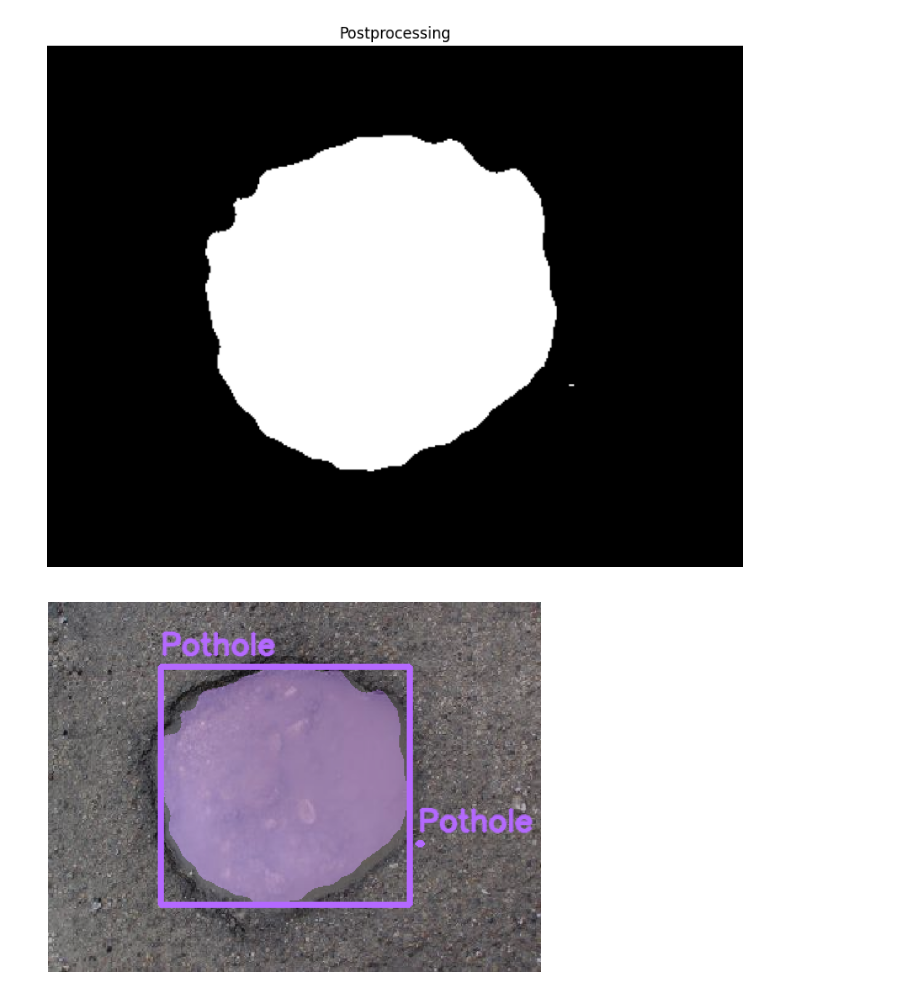
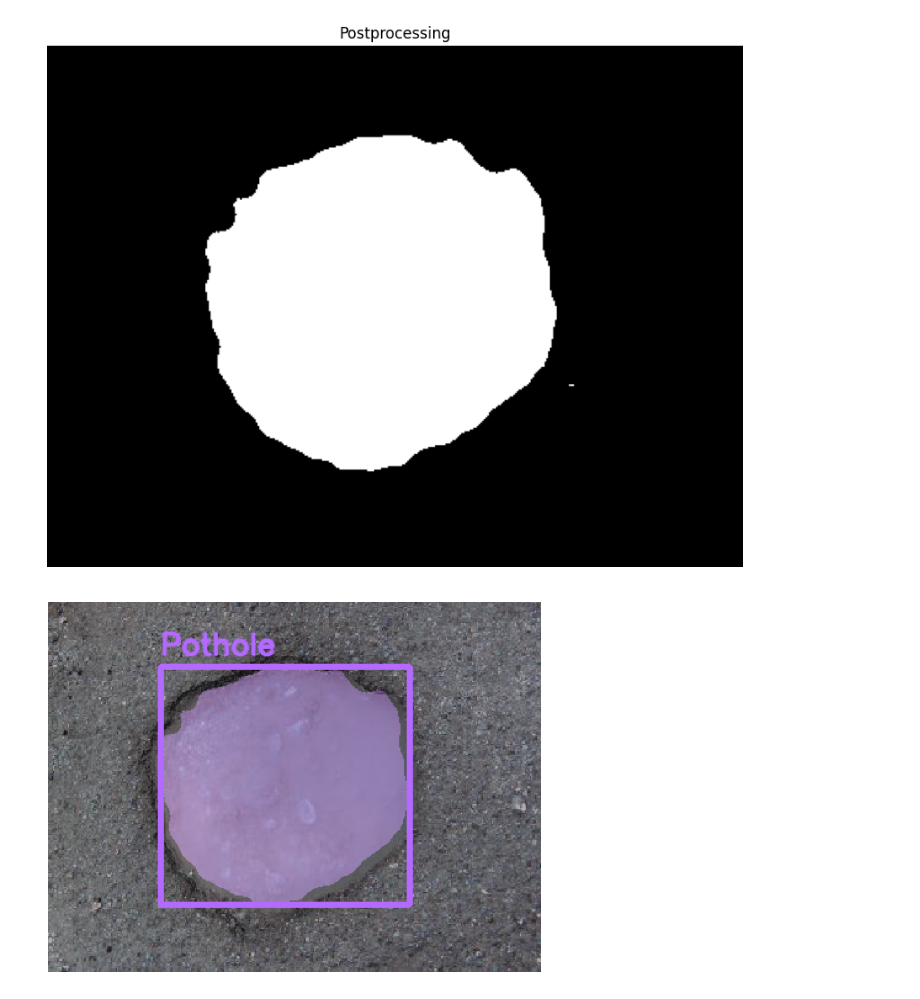
Before and after one commit to dmytro-varich/Programming-Problems-Solutions, a Jupyter notebook: university-assignments/tuke/computer_vision/cv_exam_practice_5.ipynb, the cells around one changed output. Saved outputs shown, nothing was run; the diff lists cells and outputs as text; code cells hidden in the pictures.

```diff
--- a/university-assignments/tuke/computer_vision/cv_exam_practice_5.ipynb
+++ b/university-assignments/tuke/computer_vision/cv_exam_practice_5.ipynb
@@ -175,33 +175,37 @@ postprocessed_image = (postprocessed_image > 0).astype(np.uint8) * 255
 postprocessed_image_3ch = cv2.cvtColor(postprocessed_image, cv2.COLOR_GRAY2BGR)
 
 # Change the size if the sizes don't match
 postprocessed_image_3ch = cv2.resize(postprocessed_image_3ch, (img.shape[1], img.shape[0]))
 
 # Replace the white color with pink (255, 105, 180)
 pink_mask = np.where(postprocessed_image_3ch == 255, (255, 105, 180), postprocessed_image_3ch).astype(np.uint8)
 
-# Полупрозрачное наложение сегментированной области
+# Semi-transparent overlay of segmented area
 overlay = cv2.addWeighted(img, 0.7, pink_mask, 0.3, 0)
 
 # Looking for the contours of the pothole
 contours, _ = cv2.findContours(postprocessed_image, cv2.RETR_EXTERNAL, cv2.CHAIN_APPROX_SIMPLE)
 
+# Remove small contours
+min_contour_area = 1000
+filtered_contours = [c for c in contours if cv2.contourArea(c) > min_contour_area]
+
 # Draw a border on the final image (overlay)
-for contour in contours:
+for contour in filtered_contours:
     x, y, w, h = cv2.boundingRect(contour)
     cv2.rectangle(overlay, (x, y), (x + w, y + h), (255, 105, 180), 3)  # Красная рамка
 
     # Add a "Pothole" caption above the frame
     text_x = x  # X position coincides with the left edge of the frame
     text_y = max(y - 10, 20)  # Raise the text above the frame, but keep it within the image boundaries
     cv2.putText(
         overlay, "Pothole", (text_x, text_y),
         cv2.FONT_HERSHEY_SIMPLEX, 0.8, (255, 105, 180), 2, cv2.LINE_AA
     )
 
 # Result display
 plt.imshow(cv2.cvtColor(overlay, cv2.COLOR_BGR2RGB))
 plt.axis("off")
 plt.show()
 # %% [output]
-[figure, old version]
+[figure, new version]
```
